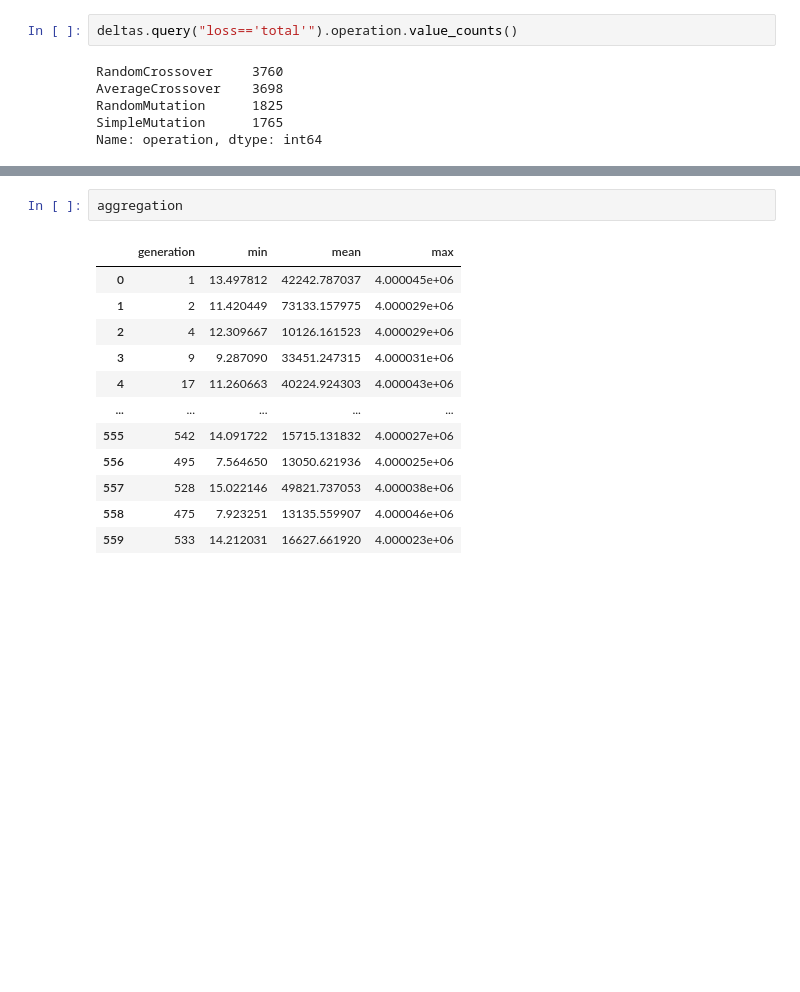
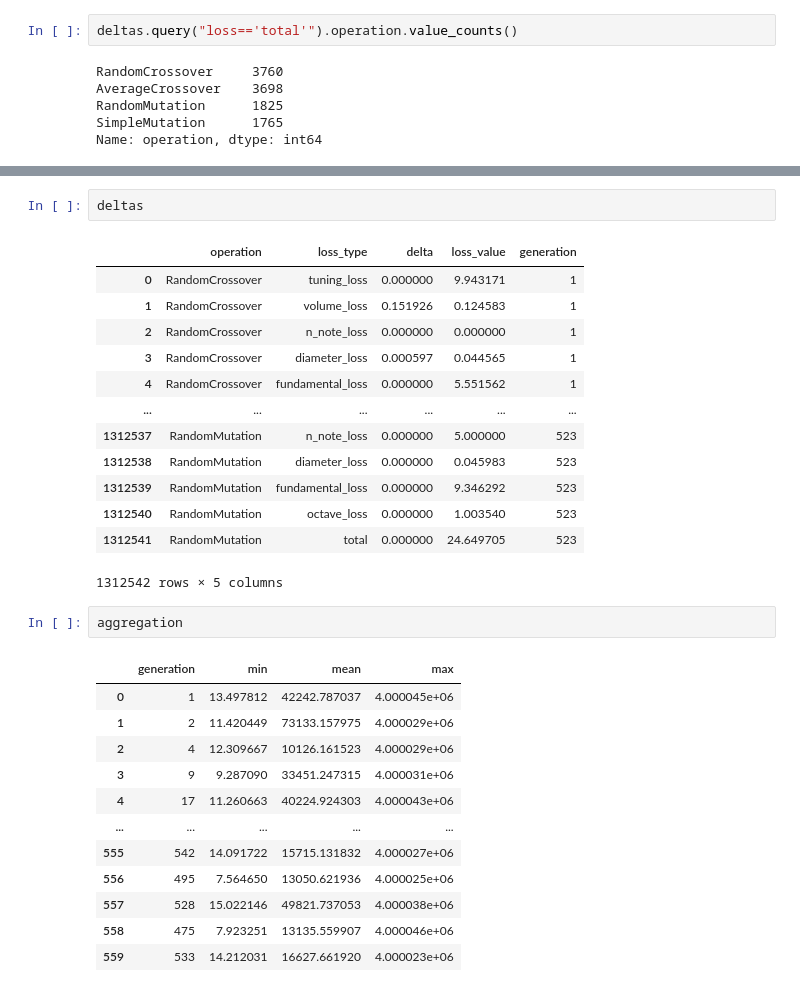
Before and after one commit to Didgitaldoo/didge-lab, a Jupyter notebook: src/experiments/arusha/analyze_evolution.ipynb, the cells around one changed output, grey strips where cells are left out. Drawn from its saved outputs; the diff is of its cells as text; blank space fills up the shorter version.

```diff
--- a/src/experiments/arusha/analyze_evolution.ipynb
+++ b/src/experiments/arusha/analyze_evolution.ipynb
@@ -197,3 +199,19 @@ def loss_per_generation(deltas):
+# %%
+deltas
+# %% [output]
+|  | operation | loss_type | delta | loss_value | generation |
+| 0 | RandomCrossover | tuning_loss | 0.000000 | 9.943171 | 1 |
+| 1 | RandomCrossover | volume_loss | 0.151926 | 0.124583 | 1 |
+| 2 | RandomCrossover | n_note_loss | 0.000000 | 0.000000 | 1 |
+| 3 | RandomCrossover | diameter_loss | 0.000597 | 0.044565 | 1 |
+| 4 | RandomCrossover | fundamental_loss | 0.000000 | 5.551562 | 1 |
+| ... | ... | ... | ... | ... | ... |
+| 1312537 | RandomMutation | n_note_loss | 0.000000 | 5.000000 | 523 |
+| 1312538 | RandomMutation | diameter_loss | 0.000000 | 0.045983 | 523 |
+| 1312539 | RandomMutation | fundamental_loss | 0.000000 | 9.346292 | 523 |
+| 1312540 | RandomMutation | octave_loss | 0.000000 | 1.003540 | 523 |
+| 1312541 | RandomMutation | total | 0.000000 | 24.649705 | 523 |
+1312542 rows × 5 columns
 # %%
 aggregation
 # %% [output]
```
Also changed, not shown: parts of 2 cells of this notebook, 3 other files.
